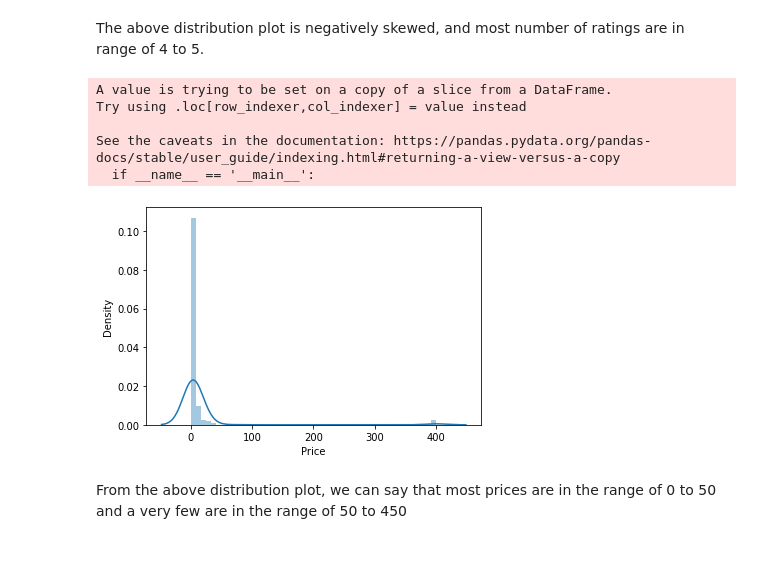
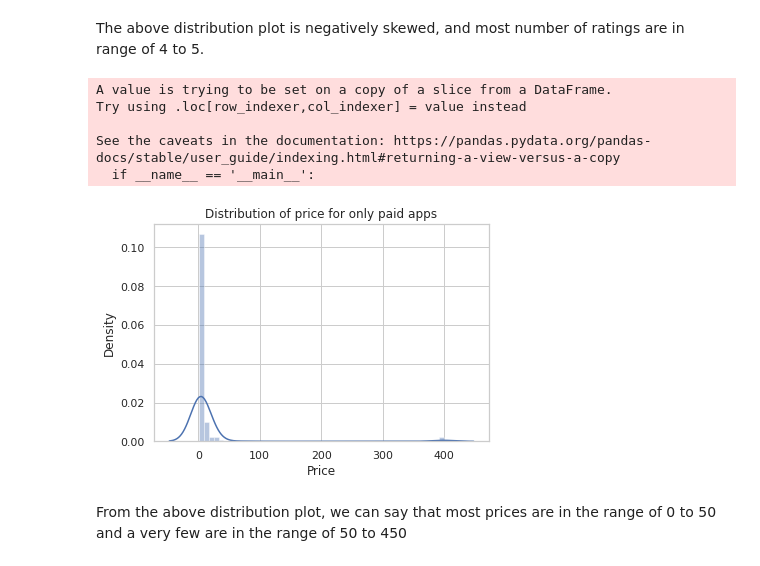
Before and after one commit to ahmedshaik982/Play_Store_App_Review_Analysis, a Jupyter notebook: Play_Store_App_Review_Analysis_Capstone_Project.ipynb, the cells around one changed output. Saved outputs shown, nothing was run; the diff lists cells and outputs as text; code cells hidden in the pictures.

```diff
--- a/Play_Store_App_Review_Analysis_Capstone_Project.ipynb
+++ b/Play_Store_App_Review_Analysis_Capstone_Project.ipynb
@@ -22,6 +22,7 @@ import pandas as pd
 import numpy as np
 import matplotlib.pyplot as plt
 import seaborn as sns
+sns.set(style = 'whitegrid')
 # %%
 # Mounting drive
 from google.colab import drive
@@ -590,24 +592,25 @@ The above distribution plot is negatively skewed, and most number of ratings are
 # %%
 # Lets find the distributions of price for paid apps
 paid_data = new_data_app[new_data_app['Type'] == 'Paid']
 
 # Function that converts string to float
 def to_float(x):
   return float(x[1:])
 
 #Applying the above function to the Price column
 paid_data['Price'] = paid_data['Price'].apply(to_float)
 
 #plotting distribution plot of price
 sns.distplot(paid_data['Price'])
+plt.title('Distribution of price for only paid apps')
 plt.show()
 # %% [output]
 A value is trying to be set on a copy of a slice from a DataFrame.
 Try using .loc[row_indexer,col_indexer] = value instead
 
 See the caveats in the documentation: https://pandas.pydata.org/pandas-docs/stable/user_guide/indexing.html#returning-a-view-versus-a-copy
   if __name__ == '__main__':
-[figure, old version]
+[figure, new version]
 # %% [markdown]
 From the above distribution plot, we can say that most prices are in the range of 0 to 50 and a very few are in the range of 50 to 450
 # %%
```
Also changed, not shown: parts of 51 cells of this notebook.
